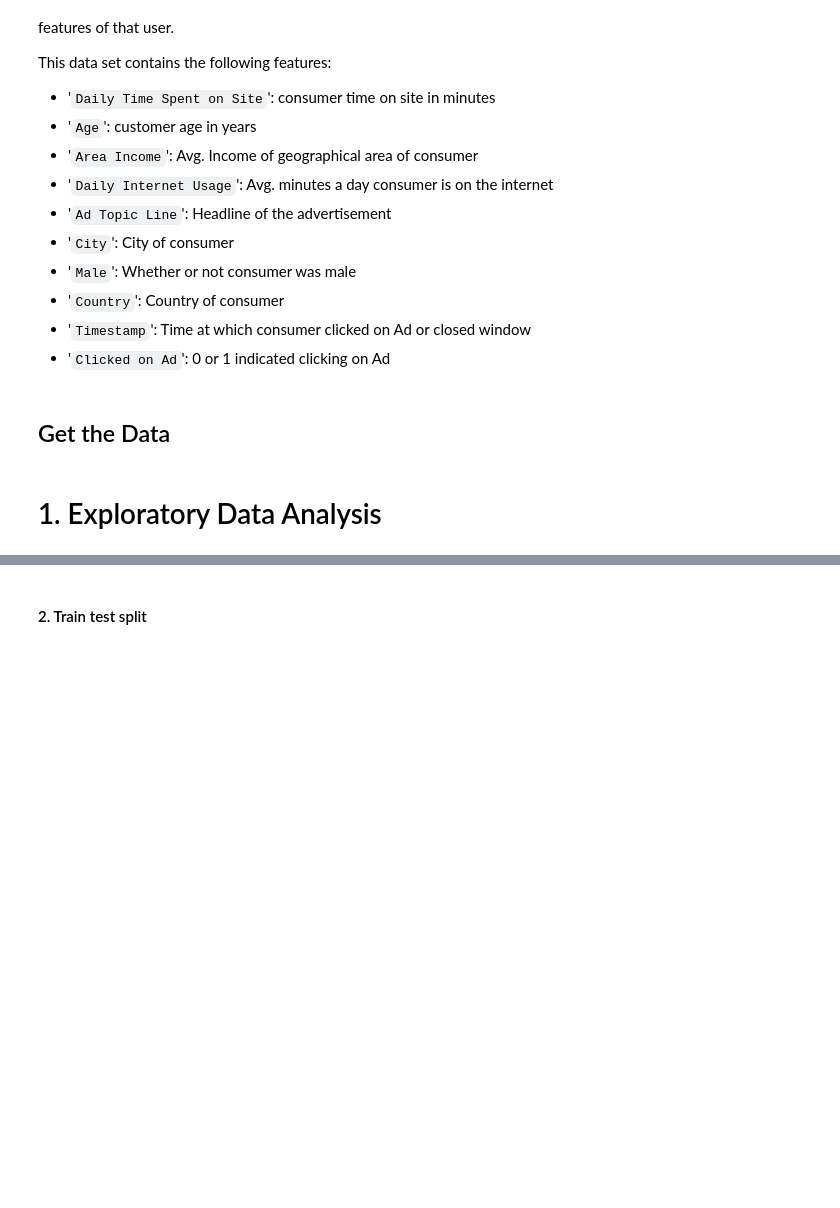
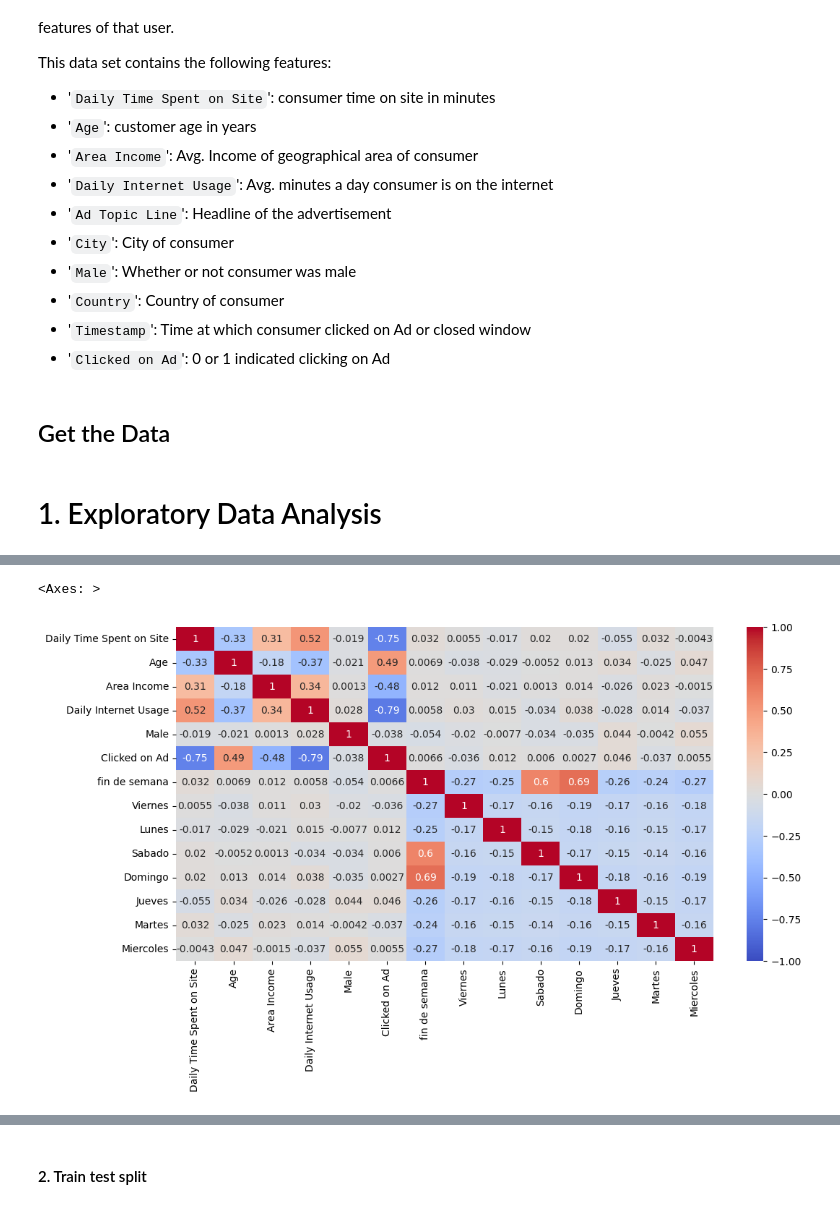
Before and after one commit to Rafacercos/ONLINE_DS_THEBRIDGE_RAFACERCOS, a Jupyter notebook: MIS_EJERCICIOS/Machine Learning/Clasification/Logistic-regression predict-ad-click.ipynb, the cells around one changed output, grey strips where cells are left out. Cells and saved outputs as stored; diff of their text form; code cells hidden in the pictures; blank space fills up the shorter version.

```diff
--- a/MIS_EJERCICIOS/Machine Learning/Clasification/Logistic-regression predict-ad-click.ipynb
+++ b/MIS_EJERCICIOS/Machine Learning/Clasification/Logistic-regression predict-ad-click.ipynb
@@ -26,0 +95,15 @@ This data set contains the following features:
+# %%
+lista_findes =[]
+for x in ads["dia semana"]:
+    if x >= 6 :
+        lista_findes.append(1)
+    else :
+        lista_findes.append(0)
+# %%
+ads["fin de semana"] = lista_findes
+ads["dia semana"] = ads["Timestamp"].dt.day_name()
+ads = pd.get_dummies(ads,columns=["dia semana"])
+# %%
+ads.drop(columns=["Timestamp"], axis = 1, inplace=True)
+# %%
+ads.rename(columns={"dia semana_Friday":"Viernes","dia semana_Monday":"Lunes","dia semana_Tuesday":"Martes","dia semana_Wednesday":"Miercoles","dia semana_Thursday":"Jueves","dia semana_Saturday":"Sabado","dia semana_Sunday":"Domingo"},inplace=True)
@@ -26,0 +126,6 @@ This data set contains the following features:
+# %%
+plt.figure(figsize=(12,6))
+sns.heatmap(ads.corr(),annot = True,vmin=-1,cmap="coolwarm")
+# %% [output]
+<Axes: >
+[figure, added]
```
Also changed, not shown: parts of 34 cells of this notebook.
